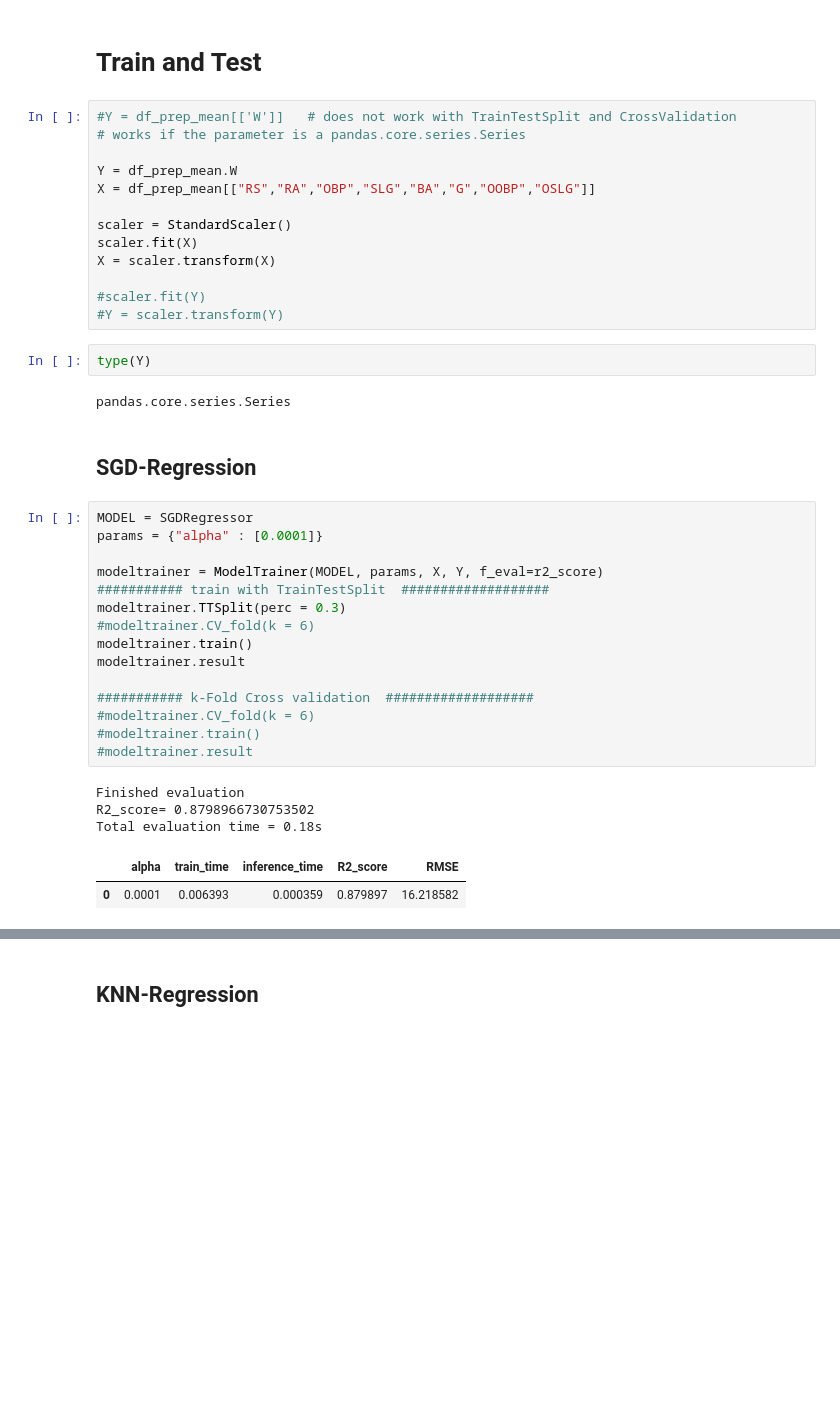
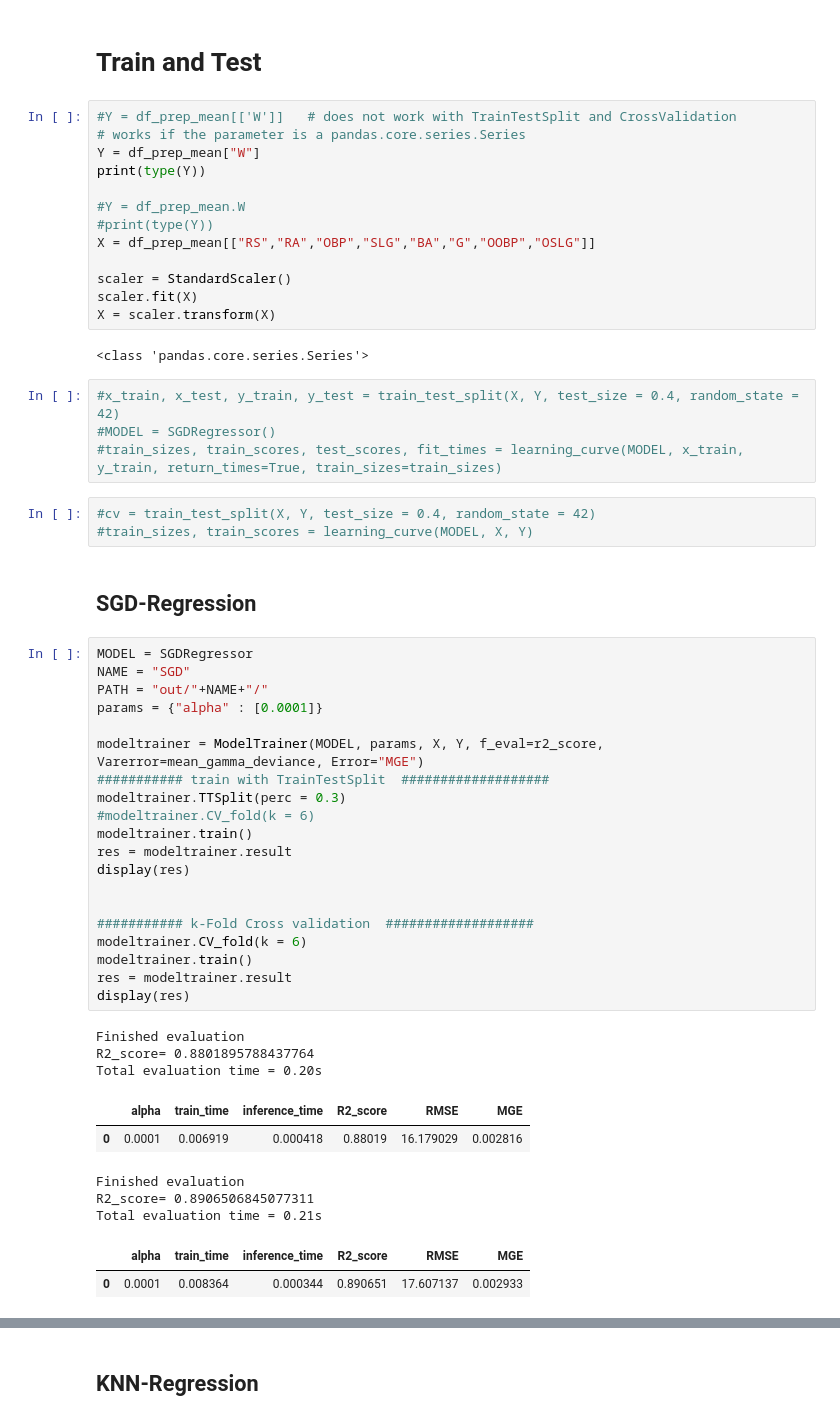
Before and after one commit to hitimr/ML_2020, a Jupyter notebook: Ex2/Moneyball/moneyball_exploration.ipynb, the cells around one changed output, grey strips where cells are left out. Saved outputs shown, nothing was run; the diff lists cells and outputs as text; blank space fills up the shorter version.

```diff
--- a/Ex2/Moneyball/moneyball_exploration.ipynb
+++ b/Ex2/Moneyball/moneyball_exploration.ipynb
@@ -256,40 +303,55 @@ plt.savefig("out/explornation/mean.pdf")
 # %%
 #Y = df_prep_mean[['W']]   # does not work with TrainTestSplit and CrossValidation
 # works if the parameter is a pandas.core.series.Series
+Y = df_prep_mean["W"]
+print(type(Y))
 
-Y = df_prep_mean.W
+#Y = df_prep_mean.W
+#print(type(Y))
 X = df_prep_mean[["RS","RA","OBP","SLG","BA","G","OOBP","OSLG"]]
 
 scaler = StandardScaler()
 scaler.fit(X)
 X = scaler.transform(X)
-
-#scaler.fit(Y)
-#Y = scaler.transform(Y)
+# %% [output]
+<class 'pandas.core.series.Series'>
-# %%
-type(Y)
-# %% [output]
-pandas.core.series.Series
+# %%
+#x_train, x_test, y_train, y_test = train_test_split(X, Y, test_size = 0.4, random_state = 42)
+#MODEL = SGDRegressor()
+#train_sizes, train_scores, test_scores, fit_times = learning_curve(MODEL, x_train, y_train, return_times=True, train_sizes=train_sizes)
+# %%
+#cv = train_test_split(X, Y, test_size = 0.4, random_state = 42)
+#train_sizes, train_scores = learning_curve(MODEL, X, Y)
 # %% [markdown]
 ## SGD-Regression
 # %%
 MODEL = SGDRegressor
+NAME = "SGD"
+PATH = "out/"+NAME+"/"
 params = {"alpha" : [0.0001]}
 
-modeltrainer = ModelTrainer(MODEL, params, X, Y, f_eval=r2_score)
+modeltrainer = ModelTrainer(MODEL, params, X, Y, f_eval=r2_score, Varerror=mean_gamma_deviance, Error="MGE")
 ########### train with TrainTestSplit  ###################
 modeltrainer.TTSplit(perc = 0.3)
 #modeltrainer.CV_fold(k = 6)
 modeltrainer.train()
-modeltrainer.result
+res = modeltrainer.result
+display(res)
+
 
 ########### k-Fold Cross validation  ###################
-#modeltrainer.CV_fold(k = 6)
-#modeltrainer.train()
-#modeltrainer.result
+modeltrainer.CV_fold(k = 6)
+modeltrainer.train()
+res = modeltrainer.result
+display(res)
 # %% [output]
 Finished evaluation
-R2_score= 0.8798966730753502
-Total evaluation time = 0.18s
+R2_score= 0.8801895788437764
+Total evaluation time = 0.20s
-|  | alpha | train_time | inference_time | R2_score | RMSE |
-| 0 | 0.0001 | 0.006393 | 0.000359 | 0.879897 | 16.218582 |
+|  | alpha | train_time | inference_time | R2_score | RMSE | MGE |
+| 0 | 0.0001 | 0.006919 | 0.000418 | 0.88019 | 16.179029 | 0.002816 |
+Finished evaluation
+R2_score= 0.8906506845077311
+Total evaluation time = 0.21s
+|  | alpha | train_time | inference_time | R2_score | RMSE | MGE |
+| 0 | 0.0001 | 0.008364 | 0.000344 | 0.890651 | 17.607137 | 0.002933 |
```
Also changed, not shown: parts of 18 cells of this notebook, 30 other files.
